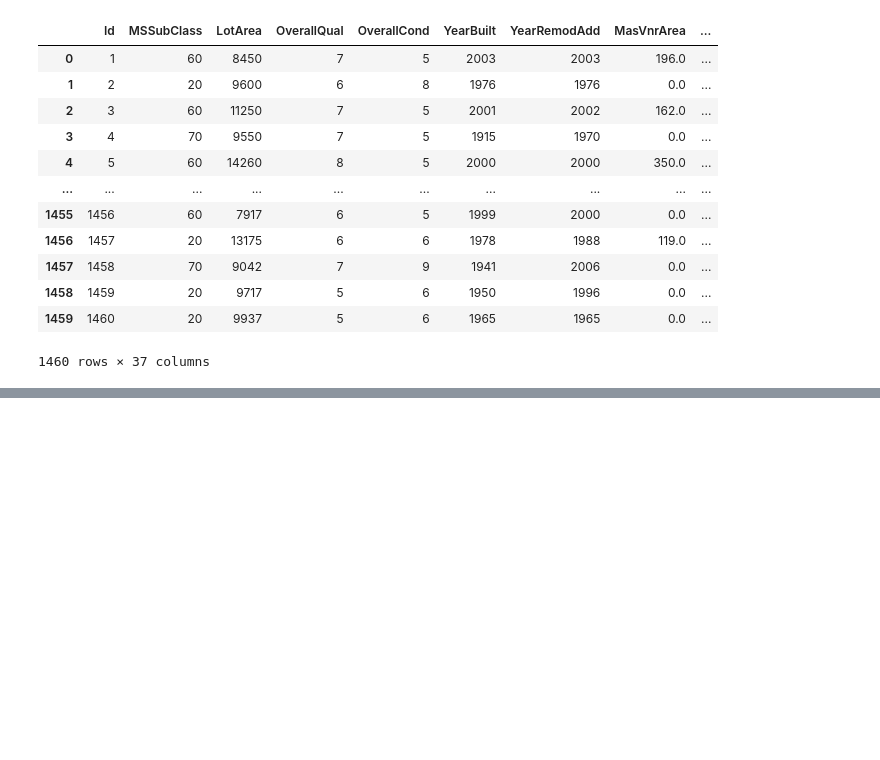
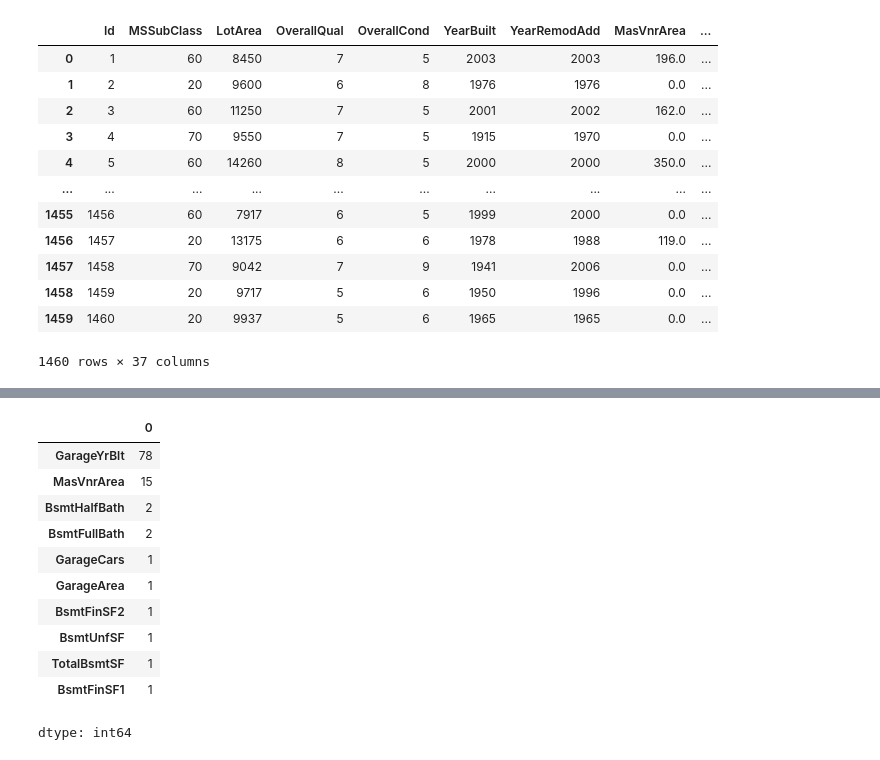
Before and after one commit to joaossoliveira/House-price, a Jupyter notebook: House_Price1.ipynb, the cells around one changed output, grey strips where cells are left out. Saved outputs shown, nothing was run; the diff lists cells and outputs as text; code cells hidden in the pictures; blank space fills up the shorter version.

```diff
--- a/House_Price1.ipynb
+++ b/House_Price1.ipynb
@@ -223,0 +328,4 @@ train_data2
+# %%
+ #verificando colunas numericas
+coluna2 = teste.columns[teste.dtypes != 'object']
+coluna2
@@ -223,0 +342,3 @@ train_data2
+# %%
+#mantendo apenas colunas numericas
+teste = teste.loc[:,coluna2]
@@ -223,0 +365,16 @@ train_data2
+# %%
+#visualizando valores vazios
+teste.isnull().sum().sort_values(ascending=False).head(10)
+# %% [output]
+|  | 0 |
+| GarageYrBlt | 78 |
+| MasVnrArea | 15 |
+| BsmtHalfBath | 2 |
+| BsmtFullBath | 2 |
+| GarageCars | 1 |
+| GarageArea | 1 |
+| BsmtFinSF2 | 1 |
+| BsmtUnfSF | 1 |
+| TotalBsmtSF | 1 |
+| BsmtFinSF1 | 1 |
+dtype: int64
```
Also changed, not shown: parts of 28 cells of this notebook.
